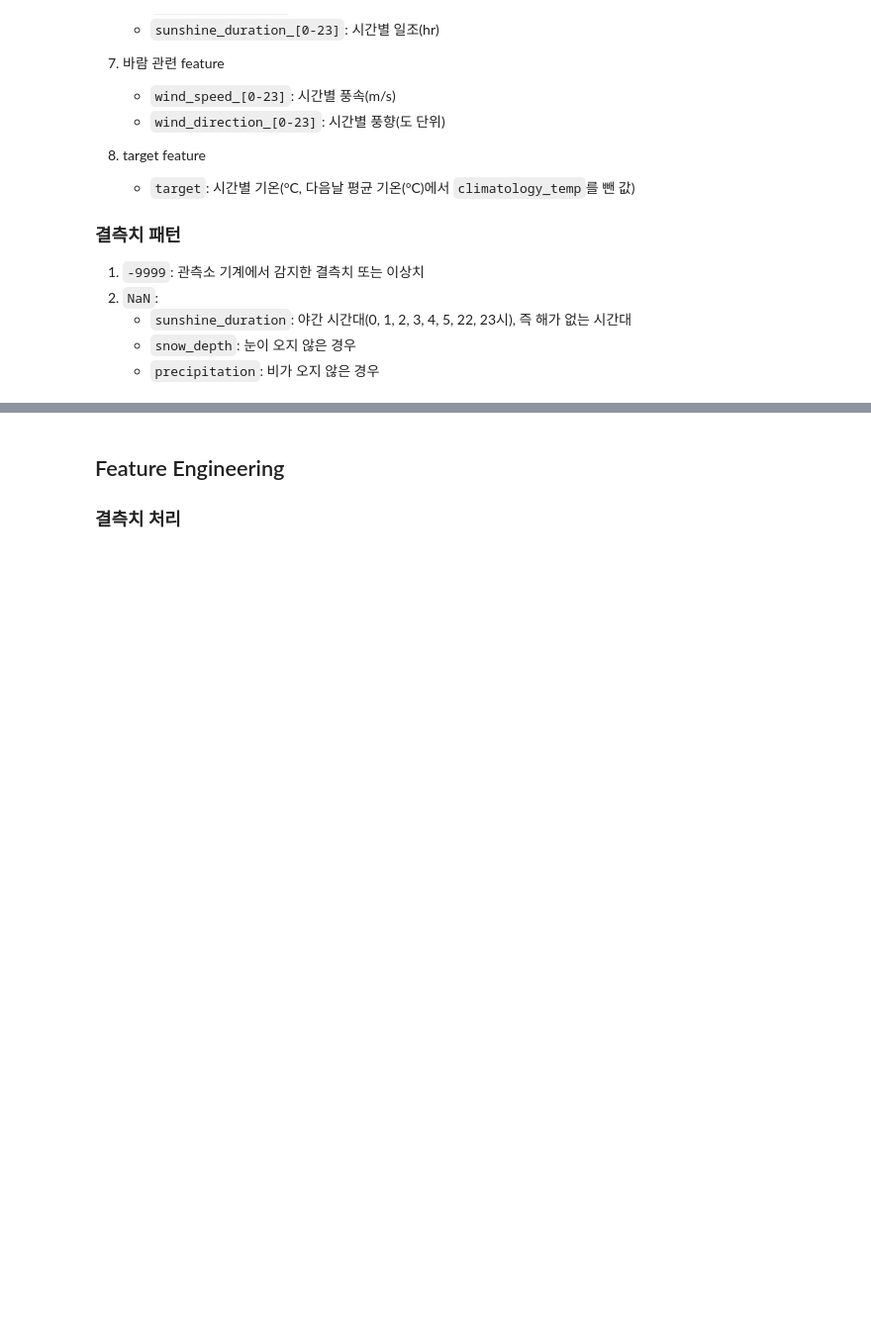
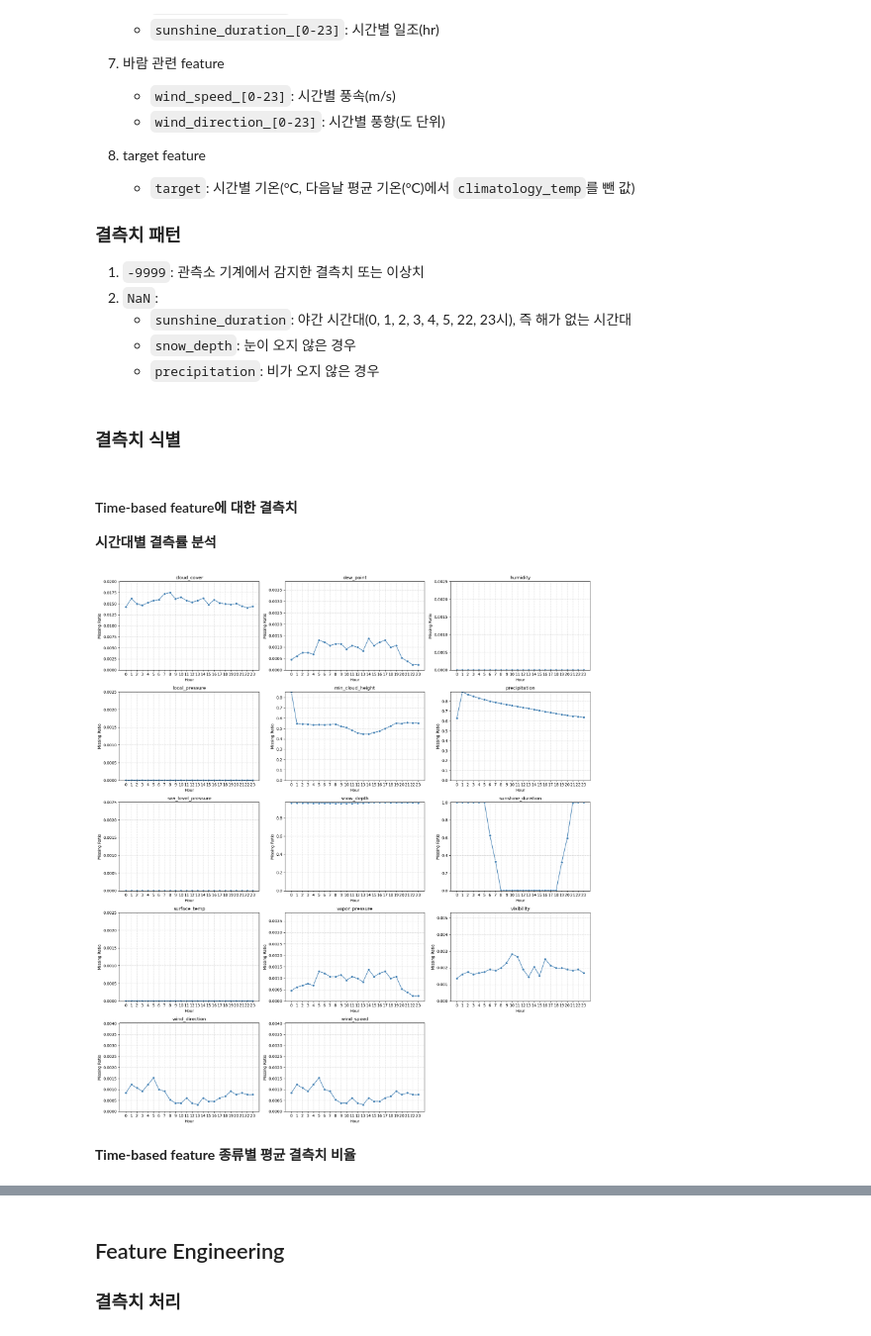
Before and after one commit to dohyeoplim/ST_ML2025-Kaggle_1, a Jupyter notebook: analysis.ipynb, the cells around one changed output, grey strips where cells are left out. Shown at 99% size. Saved outputs shown, nothing was run; the diff lists cells and outputs as text; code cells hidden in the pictures; blank space fills up the shorter version.

Commit message:
(#2) time-based features 분석

```diff
--- a/analysis.ipynb
+++ b/analysis.ipynb
@@ -132,3 +133,52 @@ train dataset에 있는 feature를 특성에 따라 다음과 같은 카테고
     - `sunshine_duration`: 야간 시간대(0, 1, 2, 3, 4, 5, 22, 23시), 즉 해가 없는 시간대
     - `snow_depth`: 눈이 오지 않은 경우
     - `precipitation`: 비가 오지 않은 경우
+# %% [markdown]
+### 결측치 식별
+# %% [markdown]
+#### Time-based feature에 대한 결측치
+**시간대별 결측률 분석**
+# %%
+def analyze_time_based_features_missing_by_hour(ax, df, base_name):
+    hour_missing = {}
+
+    cols = [col for col in df.columns if col.startswith(base_name + "_")]
+
+    for col in cols:
+        try:
+            hour = int(col.split("_")[-1])
+            missing_ratio = df[col].isnull().mean()
+            hour_missing[hour] = missing_ratio
+        except ValueError:
+            continue
+
+    hours = sorted(hour_missing.keys())
+    missing_values = [hour_missing[h] for h in hours]
+
+    sns.lineplot(x=hours, y=missing_values, marker="o", ax=ax, color="steelblue")
+    ax.set_title(f"{base_name}")
+    ax.set_xlabel("Hour")
+    ax.set_ylabel("Missing Ratio")
+    ax.set_xticks(hours)
+    ax.set_ylim(0, max(missing_values) + 0.0025)
+    ax.grid(True, linestyle="--", alpha=0.5)
+# %%
+num_features = len(time_based_feature_names)
+n_cols = 3
+n_rows = math.ceil(num_features / n_cols)
+
+fig, axes = plt.subplots(n_rows, n_cols, figsize=(n_cols * 6, n_rows * 4))
+axes = axes.flatten()
+
+for i, feature in enumerate(sorted(time_based_feature_names)):
+    analyze_time_based_features_missing_by_hour(axes[i], train_df, feature)
+
+for j in range(i + 1, len(axes)):
+    fig.delaxes(axes[j])
+
+plt.tight_layout()
+plt.show()
+# %% [output]
+[figure, added]
+# %% [markdown]
+**Time-based feature 종류별 평균 결측치 비율**
```
Also changed, not shown: parts of 5 cells of this notebook.
